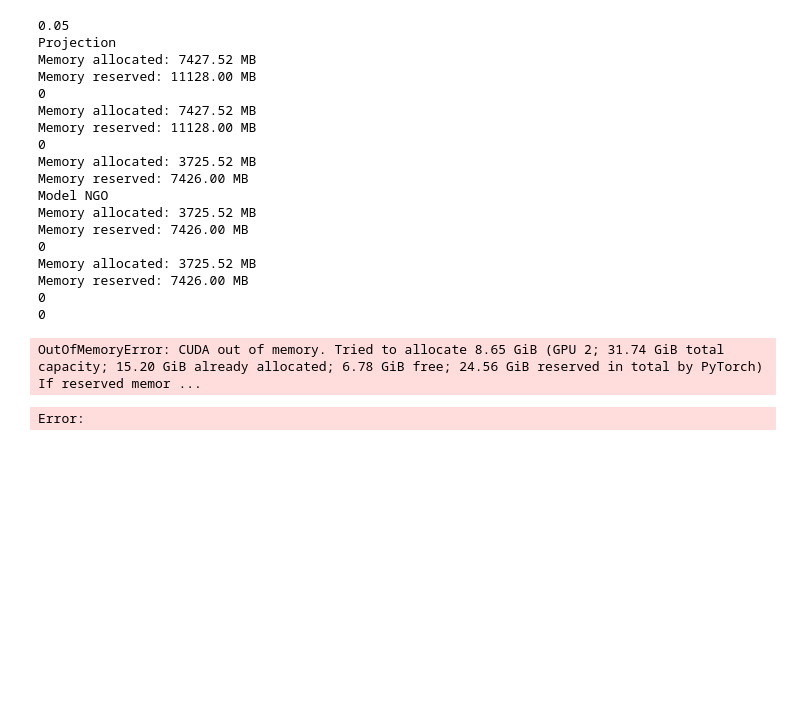
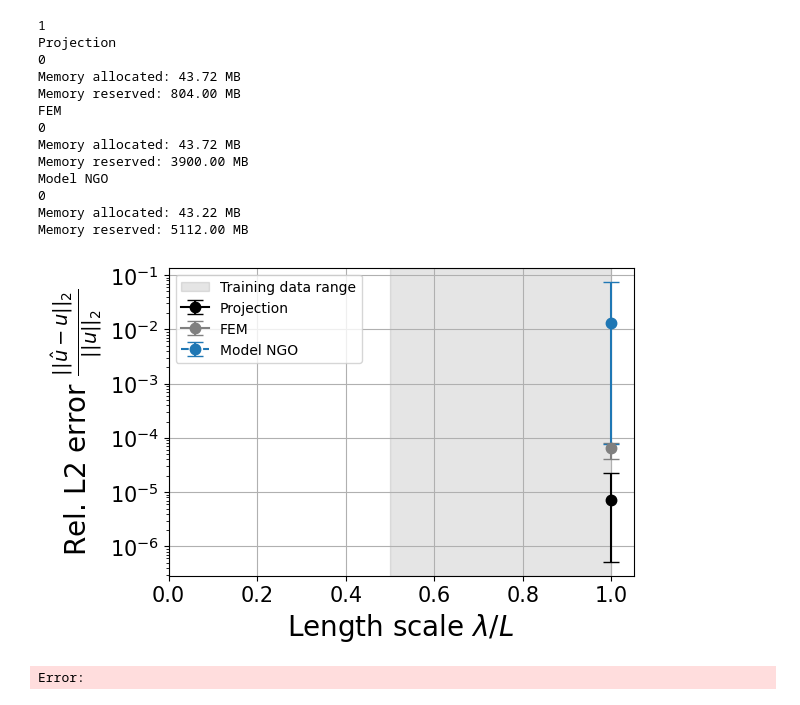
Before and after one commit to JoostHMPrins/ngo, a Jupyter notebook: analysisnotebooks/scales.ipynb, the cells around one changed output. Saved outputs shown, nothing was run; the diff lists cells and outputs as text; code cells hidden in the pictures; blank space fills up the shorter version.

```diff
--- a/analysisnotebooks/scales.ipynb
+++ b/analysisnotebooks/scales.ipynb
@@ -183,15 +203,14 @@ modeldict = {'Projection': projection,
             #'Data-free NGO': datafreeNGO,
             'Model NGO': modelNGO}
 # %%
-N_samples = 1
+N_samples = 100
 
 alpha = 0.05
 q_low = alpha/2
 q_high = 1 - q_low
 
-
-l = np.array([0.05, 0.1, 0.2, 0.3, 0.4, 0.5, 0.6, 0.7, 0.8, 0.9, 1])
-# l = np.array([1])
+# l = np.array([0.05, 0.1, 0.2, 0.3, 0.4, 0.5, 0.6, 0.7, 0.8, 0.9, 1])
+l = np.array([1])
 
 
 L2_scaled_avg = np.zeros((len(modeldict),len(l)))
@@ -206,11 +225,11 @@ x = quadrature.xi
 w = quadrature.w
 
 linestyles=['-','-','--','--','--','--','--','--','--','--']
-colors = ['black','C0','C2','C3','C4']
+colors = ['black','grey','C0','C2','C3','C4']
 
 for i in range(len(l)):
     print(l[i])
-    dataset = ManufacturedSolutionsSet(N_samples=N_samples, variables=['t','x','x'], l_min=[1,l[i],l[i]], l_max=[1,l[i],l[i]], device=device)
+    dataset = ManufacturedSolutionsSet(N_samples=N_samples, variables=['t','x','x'], l_min=[0.75,l[i],l[i]], l_max=[0.75,l[i],l[i]], device=device)
     theta = dataset.theta
     f = dataset.f
     etat = dataset.etat
@@ -222,11 +241,7 @@ for i in range(len(l)):
     m=0
     for model in modeldict:
         print(str(model))
-        print(f"Memory allocated: {torch.cuda.memory_allocated(device) / 1024 ** 2:.2f} MB")
-        print(f"Memory reserved: {torch.cuda.memory_reserved(device) / 1024 ** 2:.2f} MB")
         u_exact = discretize_functions(u, x, dtype=modeldict[str(model)].hparams['dtype'], device=device)
-        print(f"Memory allocated: {torch.cuda.memory_allocated(device) / 1024 ** 2:.2f} MB")
-        print(f"Memory reserved: {torch.cuda.memory_reserved(device) / 1024 ** 2:.2f} MB")
         u_hat = modeldict[str(model)].simforward(theta, f, etab, etat, gl, gr, u0, x, u)
         print(f"Memory allocated: {torch.cuda.memory_allocated(device) / 1024 ** 2:.2f} MB")
         print(f"Memory reserved: {torch.cuda.memory_reserved(device) / 1024 ** 2:.2f} MB")
@@ -241,47 +256,42 @@ fig, ax = plt.subplots(1,1, figsize=(6, 4))
 fig.subplots_adjust(left=None, bottom=None, right=None, top=None, wspace=0.4, hspace=0.4)
 
 plots = []
 plots.append(ax.axvspan(0.5,1, color='black', alpha=0.1, label='Training data range'))
 m=0
 ax.tick_params(axis='both', labelsize=size_ticklabels)
 ax.set_xlabel(r'Length scale $\lambda/L$', fontsize=size_axeslabels)
 ax.set_ylabel(r'Rel. L2 error $\frac{||\hat{u}-u||_2}{||u||_2}$', fontsize=size_axeslabels)
 ax.set_yscale('log')
 ax.set_xlim(0, 1.05)
 ax.grid()
 # ax.set_title('FNO', fontsize=size_title)
 for model in modeldict:
     plots.append(ax.errorbar(l, L2_scaled_avg[m], yerr=yerr[m], fmt=".-", capsize=6, ms=15, label=str(model), color=colors[m], linestyle=linestyles[m]))
     m+=1
 plt.legend(fontsize=10, ncols=1)
 # legend1 = ax.legend(handles=plots[0:2],fontsize=10, ncols=1, loc='lower left')
 # plt.gca().add_artist(legend1)
 # legend2 = ax.legend(handles=plots[2:],fontsize=10, ncols=2, loc='upper right')
 # plt.gca().add_artist(legend2)
 
 # plt.savefig("FNO.pdf", bbox_inches='tight')#, transparent=True)
-plt.savefig("lengthscales.svg", bbox_inches='tight')#, transparent=True)
-plt.savefig("lengthscales.pdf", bbox_inches='tight')#, transparent=True)
+# plt.savefig("lengthscales.svg", bbox_inches='tight')#, transparent=True)
+# plt.savefig("lengthscales.pdf", bbox_inches='tight')#, transparent=True)
 
 plt.show()
 # %% [output]
-0.05
+1
 Projection
-Memory allocated: 7427.52 MB
-Memory reserved: 11128.00 MB
 0
-Memory allocated: 7427.52 MB
-Memory reserved: 11128.00 MB
+Memory allocated: 43.72 MB
+Memory reserved: 804.00 MB
+FEM
 0
-Memory allocated: 3725.52 MB
-Memory reserved: 7426.00 MB
+Memory allocated: 43.72 MB
+Memory reserved: 3900.00 MB
 Model NGO
-Memory allocated: 3725.52 MB
-Memory reserved: 7426.00 MB
 0
-Memory allocated: 3725.52 MB
-Memory reserved: 7426.00 MB
-0
-0
+Memory allocated: 43.22 MB
+Memory reserved: 5112.00 MB
+[figure, added]
-OutOfMemoryError: CUDA out of memory. Tried to allocate 8.65 GiB (GPU 2; 31.74 GiB total capacity; 15.20 GiB already allocated; 6.78 GiB free; 24.56 GiB reserved in total by PyTorch) If reserved memor ...
+Error:
-Error:
```
Also changed, not shown: parts of 6 cells of this notebook, 9 other files.
